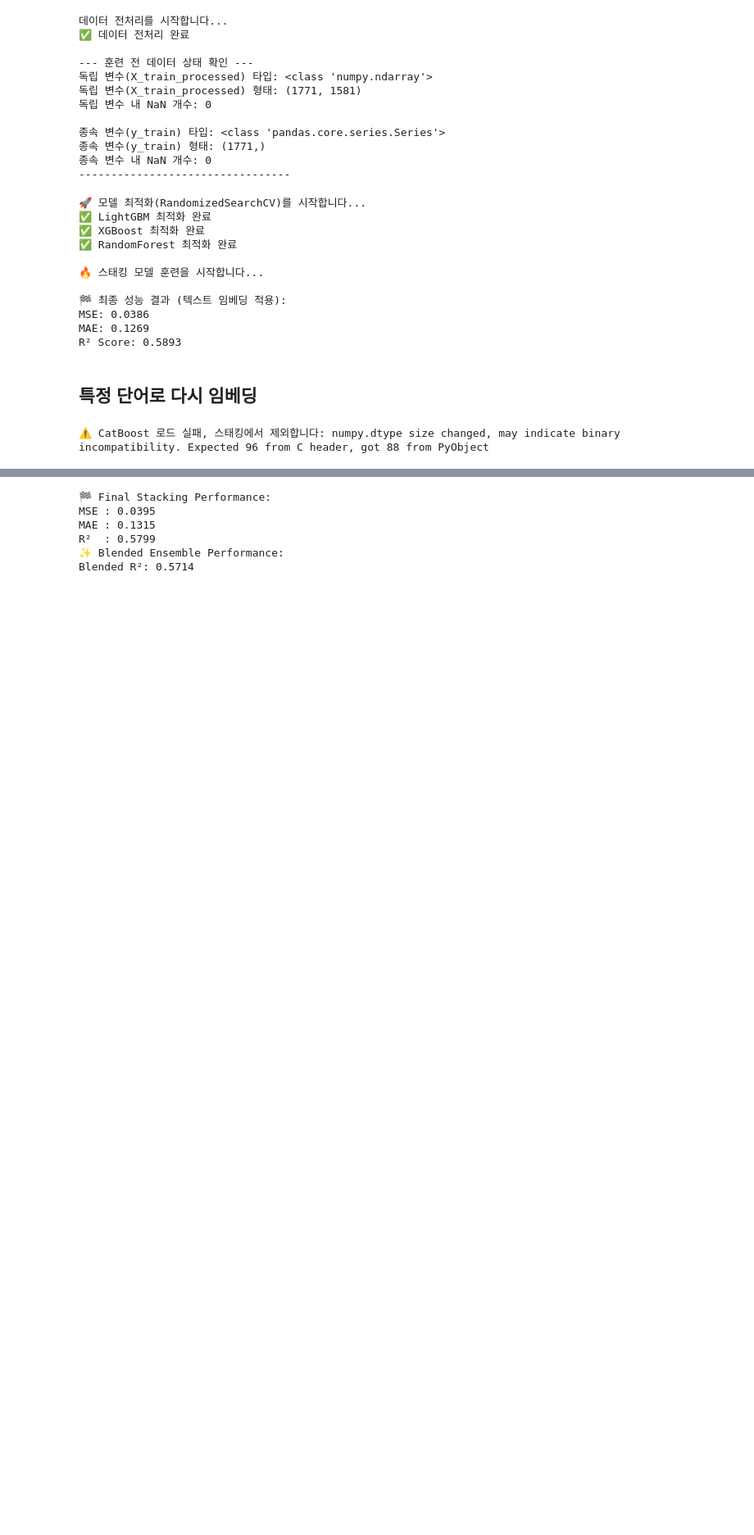
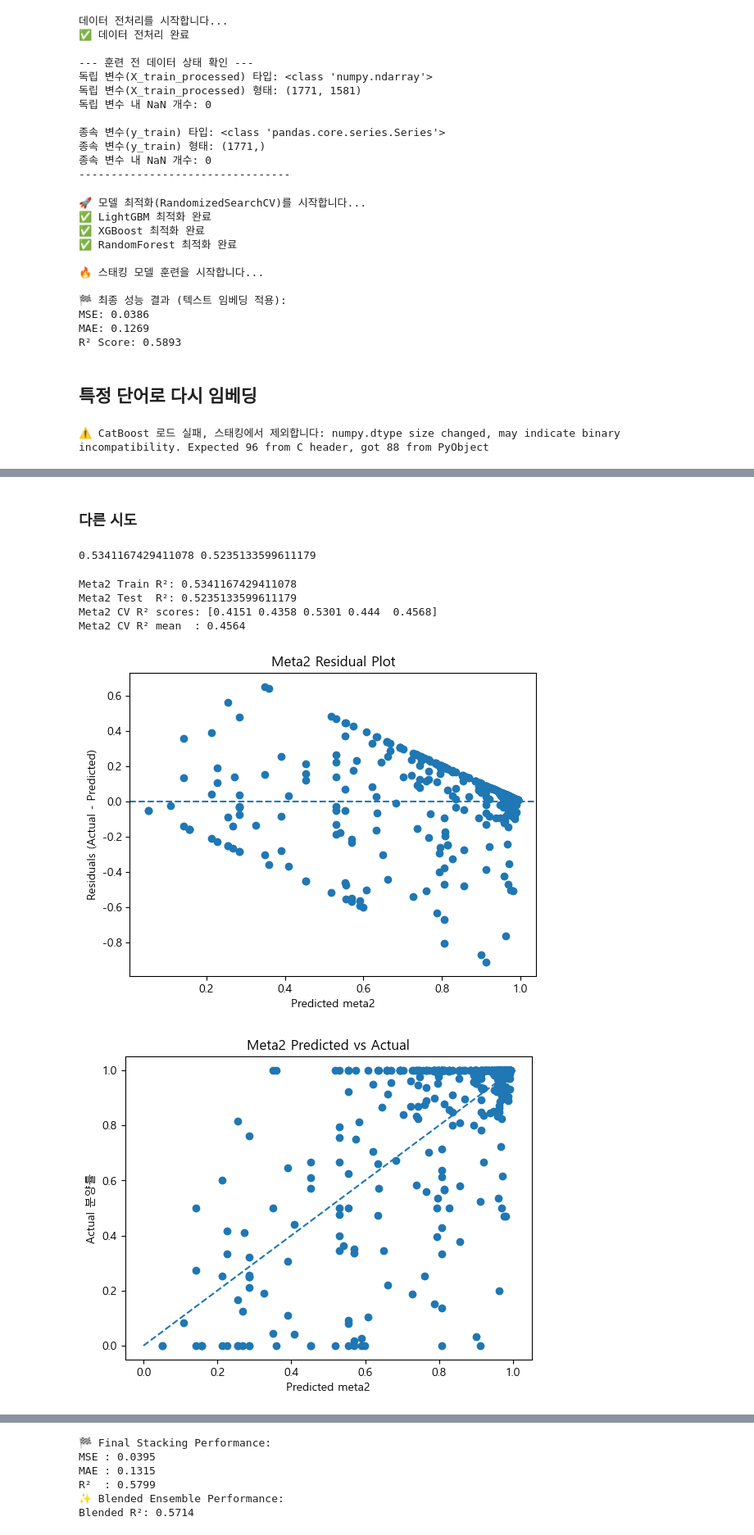
Before and after one commit to Sia-Le-Blanc/Project_Keroro, a Jupyter notebook: 염기진/ML2.ipynb, the cells around one changed output, grey strips where cells are left out. Shown at 82% size. Cells and saved outputs as stored; diff of their text form; code cells hidden in the pictures; blank space fills up the shorter version.

```diff
--- a/염기진/ML2.ipynb
+++ b/염기진/ML2.ipynb
@@ -2100,0 +2214,74 @@ print("▶️ Best R²:", study.best_value)
+# %% [markdown]
+### 다른 시도
+# %%
+# 올바르게 학습
+meta2 = lgb.LGBMRegressor(n_estimators=100, learning_rate=0.05, random_state=42)
+meta2.fit(meta2_train_X, y_train)               # ← train(O O F), y_train
+
+# 평가
+train_r2 = r2_score(y_train, meta2.predict(meta2_train_X))
+test_r2  = r2_score(y_test,  meta2.predict(meta2_test_X))
+# %%
+print(train_r2,test_r2)
+# %% [output]
+0.5341167429411078 0.5235133599611179
+# %%
+import numpy as np
+from sklearn.metrics import r2_score
+from sklearn.model_selection import cross_val_score
+import matplotlib.pyplot as plt
+plt.rcParams['font.family'] = 'Malgun Gothic'  # Windows 기준
+plt.rcParams['axes.unicode_minus'] = False
+
+# (Assuming variables from previous sections are available:
+# oof (n_train × n_models), test_oof (n_test × n_models),
+# meta (trained RidgeCV on oof → y_train),
+# meta2 = LGBMRegressor(...))
+
+# 1) 올바르게 meta2 학습: OOF(pred_oof)로 학습 후 test_oof 예측
+meta2_train_X = meta.predict(oof).reshape(-1, 1)
+meta2_test_X  = meta.predict(test_oof).reshape(-1, 1)
+
+meta2 = lgb.LGBMRegressor(n_estimators=100, learning_rate=0.05, random_state=42)
+meta2.fit(meta2_train_X, y_train)
+
+train_pred2 = meta2.predict(meta2_train_X)
+test_pred2  = meta2.predict(meta2_test_X)
+
+print("Meta2 Train R²:", r2_score(y_train, train_pred2))
+print("Meta2 Test  R²:", r2_score(y_test,  test_pred2))
+
+# 2) Cross-Validation on meta2 with OOF
+cv_scores = cross_val_score(meta2, meta2_train_X, y_train, cv=5, scoring='r2')
+print("Meta2 CV R² scores:", np.round(cv_scores, 4))
+print("Meta2 CV R² mean  :", np.round(cv_scores.mean(), 4))
+
+# 3) 잔차(Residual) 플롯
+import matplotlib.pyplot as plt
+
+plt.figure()
+residuals = y_test - test_pred2
+plt.scatter(test_pred2, residuals)
+plt.axhline(y=0, linestyle='--')
+plt.xlabel("Predicted meta2")
+plt.ylabel("Residuals (Actual - Predicted)")
+plt.title("Meta2 Residual Plot")
+plt.show()
+
+# 4) 예측 vs 실제 플롯
+plt.figure()
+plt.scatter(test_pred2, y_test)
+# 대각선 y=x
+lims = [min(test_pred2.min(), y_test.min()), max(test_pred2.max(), y_test.max())]
+plt.plot(lims, lims, linestyle='--')
+plt.xlabel("Predicted meta2")
+plt.ylabel("Actual 분양률")
+plt.title("Meta2 Predicted vs Actual")
+plt.show()
+# %% [output]
+Meta2 Train R²: 0.5341167429411078
+Meta2 Test  R²: 0.5235133599611179
+Meta2 CV R² scores: [0.4151 0.4358 0.5301 0.444  0.4568]
+Meta2 CV R² mean  : 0.4564
+[figure, added]
+[figure, added]
```
Also changed, not shown: parts of 19 cells of this notebook, 15 other files.
